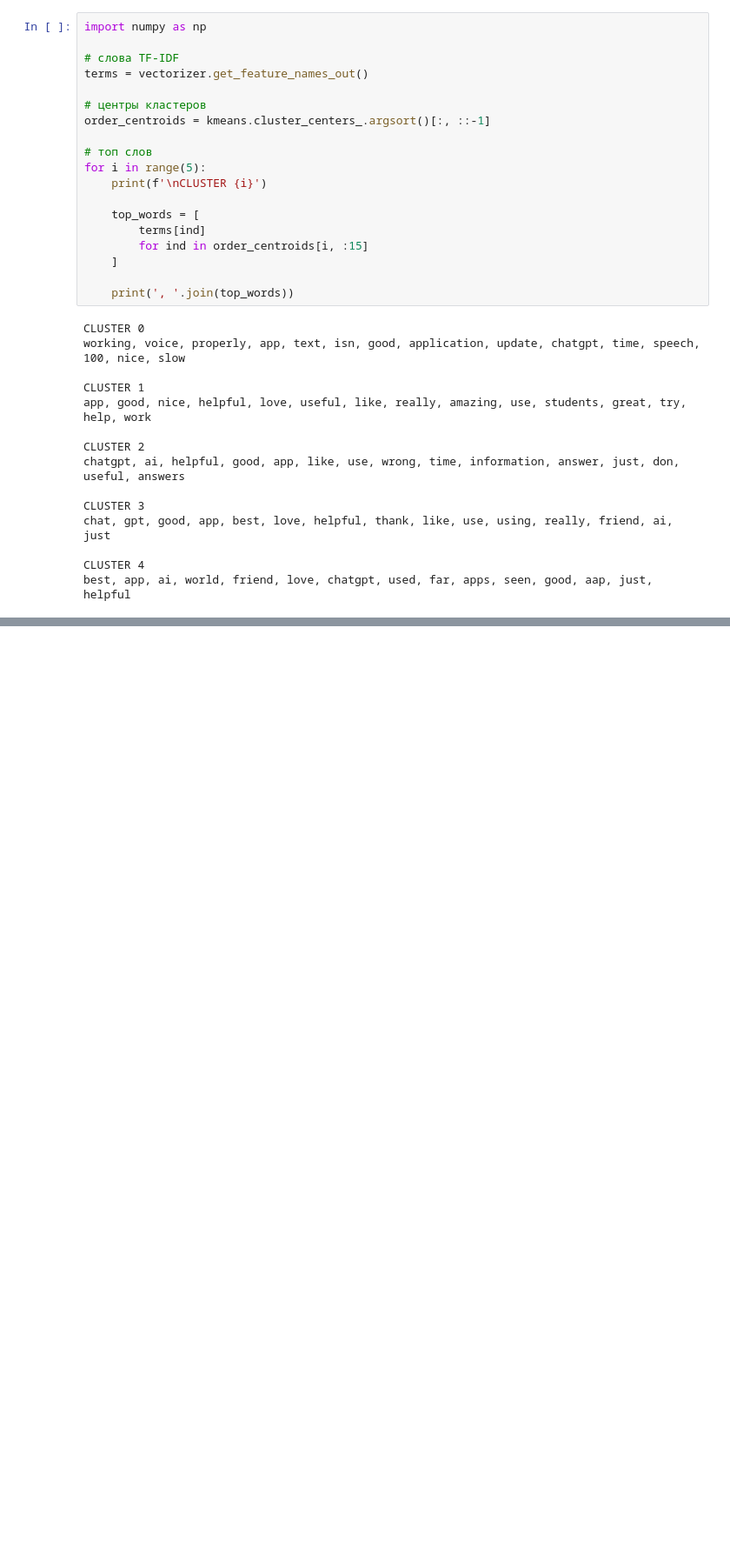
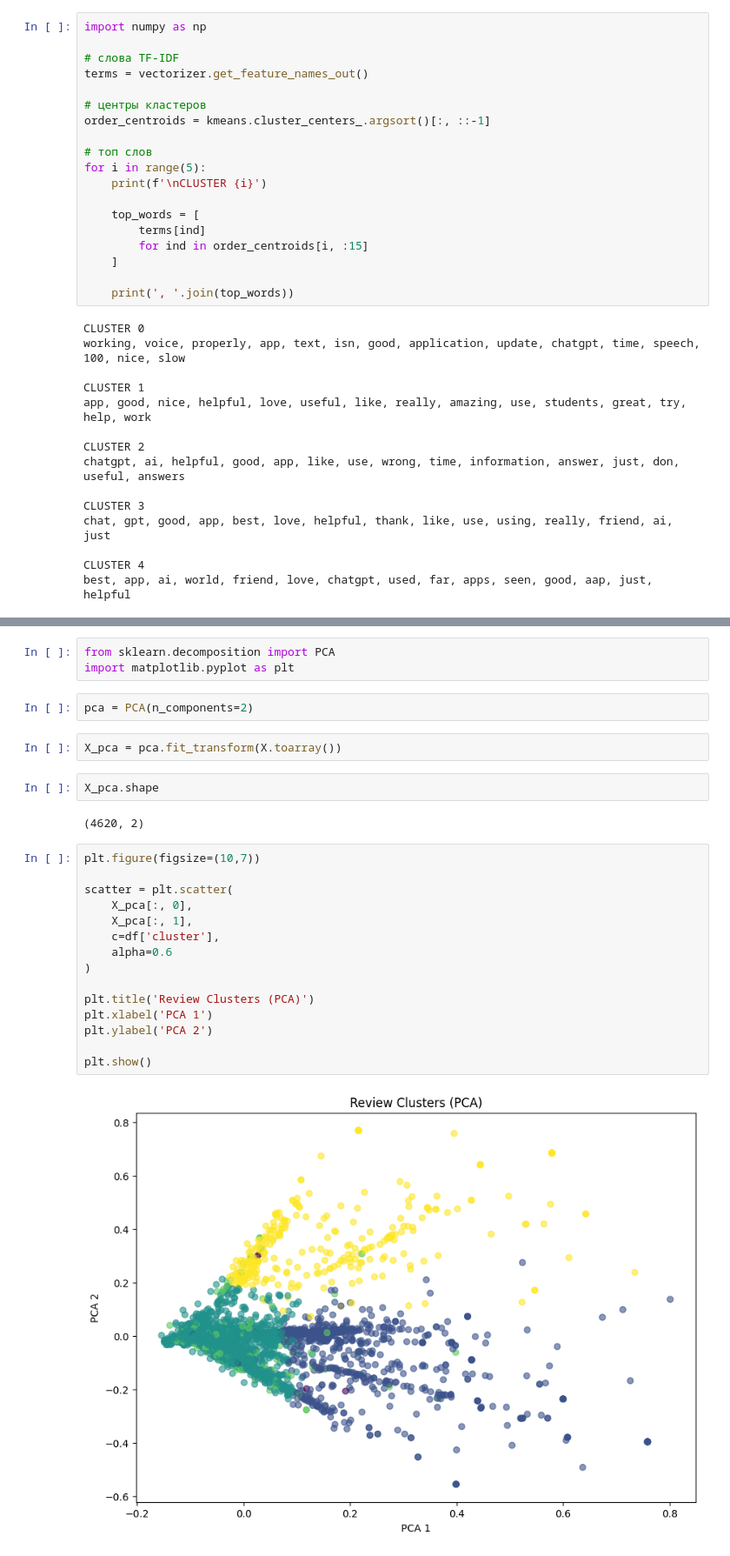
Before and after one commit to ashurkina/cl-project1, a Jupyter notebook: scripts/similarity.ipynb, the cells around one changed output, grey strips where cells are left out. Shown at 87% size. Cells and saved outputs as stored; diff of their text form; blank space fills up the shorter version.

Commit message:
added clustersn

```diff
--- a/scripts/similarity.ipynb
+++ b/scripts/similarity.ipynb
@@ -212,0 +287,28 @@ Text to Speech (speaker button) for AI reply is not working. In a topic with ver
+# %%
+from sklearn.decomposition import PCA
+import matplotlib.pyplot as plt
+# %%
+pca = PCA(n_components=2)
+# %%
+X_pca = pca.fit_transform(X.toarray())
+# %%
+X_pca.shape
+# %% [output]
+(4620, 2)
+# %%
+plt.figure(figsize=(10,7))
+
+scatter = plt.scatter(
+    X_pca[:, 0],
+    X_pca[:, 1],
+    c=df['cluster'],
+    alpha=0.6
+)
+
+plt.title('Review Clusters (PCA)')
+plt.xlabel('PCA 1')
+plt.ylabel('PCA 2')
+
+plt.show()
+# %% [output]
+[figure, added]
```
Also changed, not shown: parts of 10 cells of this notebook, 1 other file.
